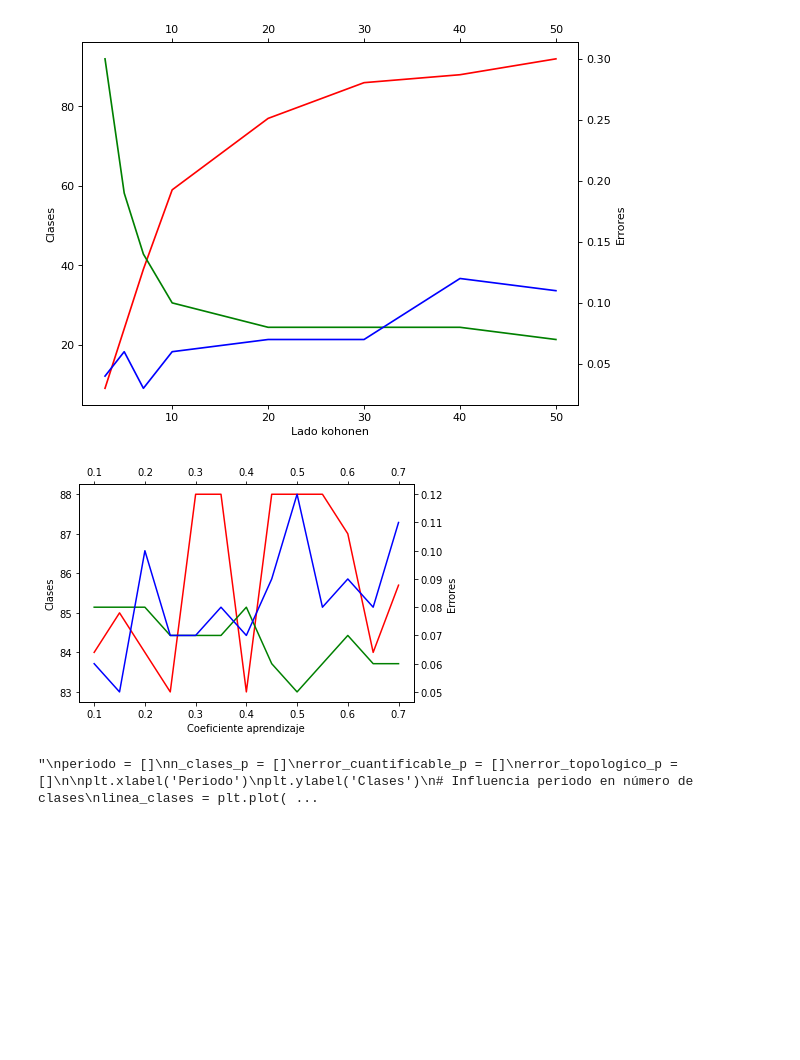
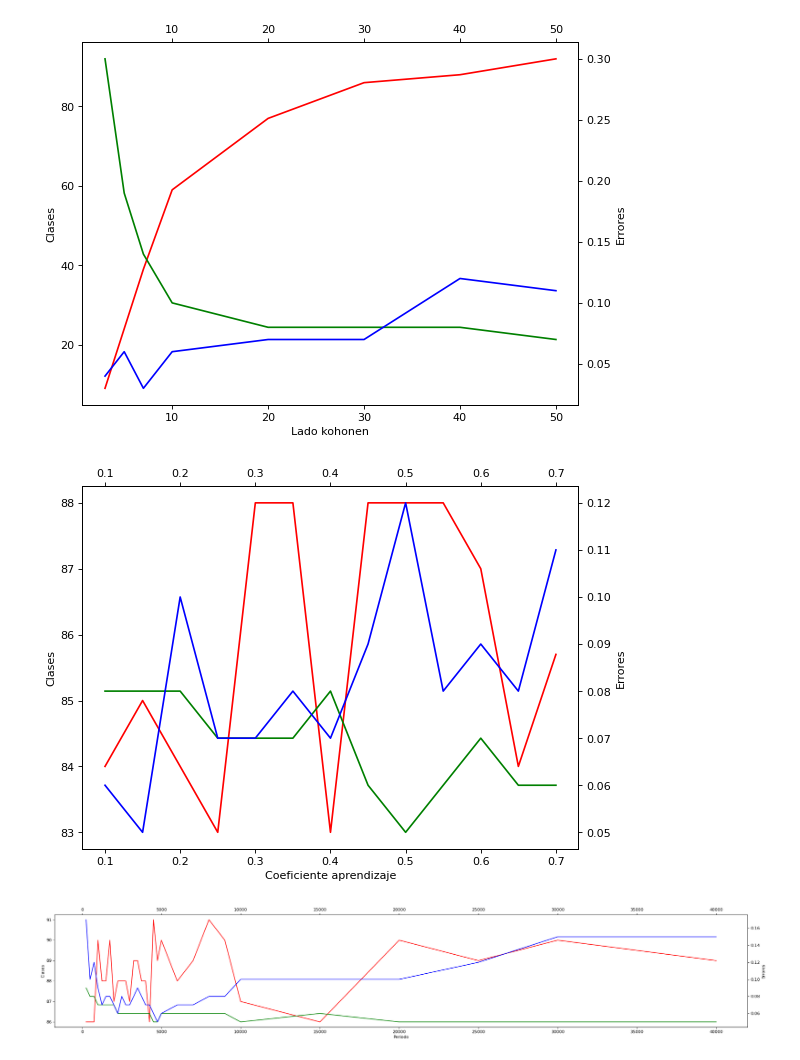
Before and after one commit to niiixx/pr1_colores_IAII, a Jupyter notebook: colores/estudio_valores.ipynb, the cells around one changed output. Cells and saved outputs as stored; diff of their text form; code cells hidden in the pictures; blank space fills up the shorter version.

```diff
--- a/colores/estudio_valores.ipynb
+++ b/colores/estudio_valores.ipynb
@@ -27,34 +27,41 @@ linea_topologico = plt.plot(lado_kohonen,error_topologico,'b')
 # %%
 aprendizaje = [0.1,0.15,0.2,0.25,0.3,0.35,0.4,0.45,0.5,0.55,0.6,0.65,0.7]
 n_clases_a = [84,85,84,83,88,88,83,88,88,88,87,84,85.7]
 error_cuantificable_a = [0.08,0.08,0.08,0.07,0.07,0.07,0.08,0.06,0.05,0.06,0.07,0.06,0.06]
 error_topologico_a = [0.06,0.05,0.1,0.07,0.07,0.08,0.07,0.09,0.12,0.08,0.09,0.08,0.11]
 
+figure(figsize=(8, 6), dpi=80)
 plt.xlabel('Coeficiente aprendizaje')
 plt.ylabel('Clases')
 # Influencia del Coeficiente en número de clases
 linea_clases = plt.plot(aprendizaje,n_clases_a,'r')
 plt.twinx()
 # Influencia del Coeficiente en errores
 plt.ylabel('Errores')
 # Error cuantificable
 linea_cuantificable = plt.plot(aprendizaje,error_cuantificable_a,'g')
 plt.twiny()
 # Error topológico
 linea_topologico = plt.plot(aprendizaje,error_topologico_a,'b')
 
 # EL MEJOR APRENDIZAJE ES 0.3
 # %% [output]
-[figure, old version]
+[figure, new version]
 # %%
 
 periodo = [250,500,750,1000,1250,1500,1750,2000,2250,2500,2750,3000,
           3250,3500,3750,4000,4250,4500,4750,5000,6000,7000,8000,9000,
-          10000,15000,20000,25000,30000,40000,50000,100000,150000,200000]
-n_clases_p = []
-error_cuantificable_p = []
-error_topologico_p = []
+          10000,15000,20000,25000,30000,40000]
+n_clases_p = [86,86,86,90,88,88,90,87,88,88,88,87,89,89,88,88,86,91,89,90,
+              88,89,91,90,87,86,90,89,90,89]
+error_cuantificable_p = [0.09,0.08,0.08,0.07,0.07,0.07,0.07,0.07,0.06,0.06,
+                        0.06,0.06,0.06,0.06,0.06,0.06,0.06,0.05,0.05,0.06,
+                        0.06,0.06,0.06,0.06,0.05,0.06,0.05,0.05,0.05,0.05]
+error_topologico_p = [0.17,0.1,0.12,0.09,0.07,0.08,0.08,0.07,0.06,0.08,0.07,
+                      0.07,0.08,0.09,0.08,0.07,0.07,0.06,0.05,0.06,0.07,0.07,
+                      0.08,0.08,0.1,0.1,0.1,0.12,0.15,0.15]
 
+figure(figsize=(30, 5), dpi=80)
 plt.xlabel('Periodo')
 plt.ylabel('Clases')
 # Influencia periodo en número de clases
@@ -70,4 +77,4 @@ linea_topologico = plt.plot(periodo,error_topologico_p,'b')
 
 # EL MEJOR PERIODO ES
 # %% [output]
-"\nperiodo = []\nn_clases_p = []\nerror_cuantificable_p = []\nerror_topologico_p = []\n\nplt.xlabel('Periodo')\nplt.ylabel('Clases')\n# Influencia periodo en número de clases\nlinea_clases = plt.plot( ...
+[figure, added]
```
Also changed, not shown: 1 other file.
